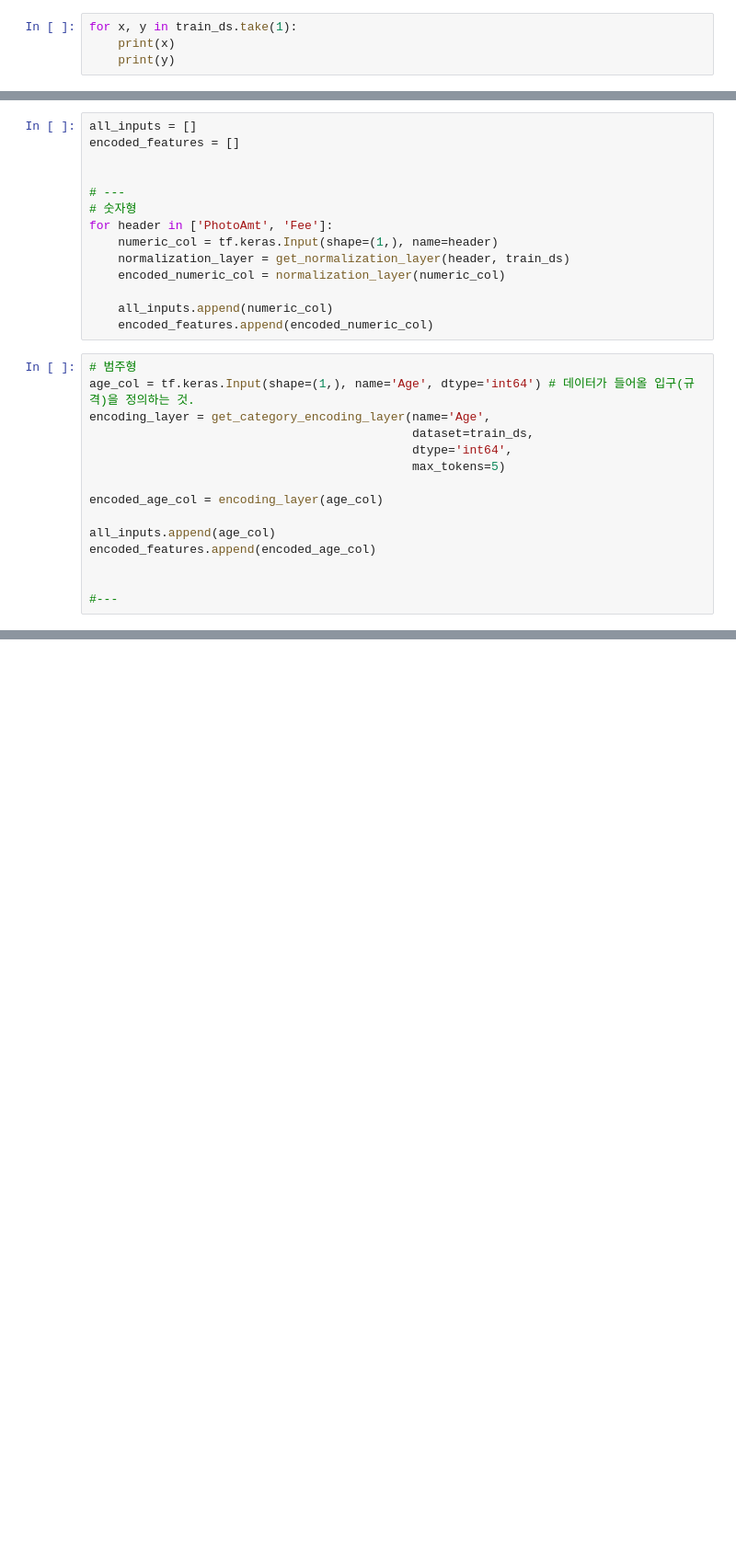
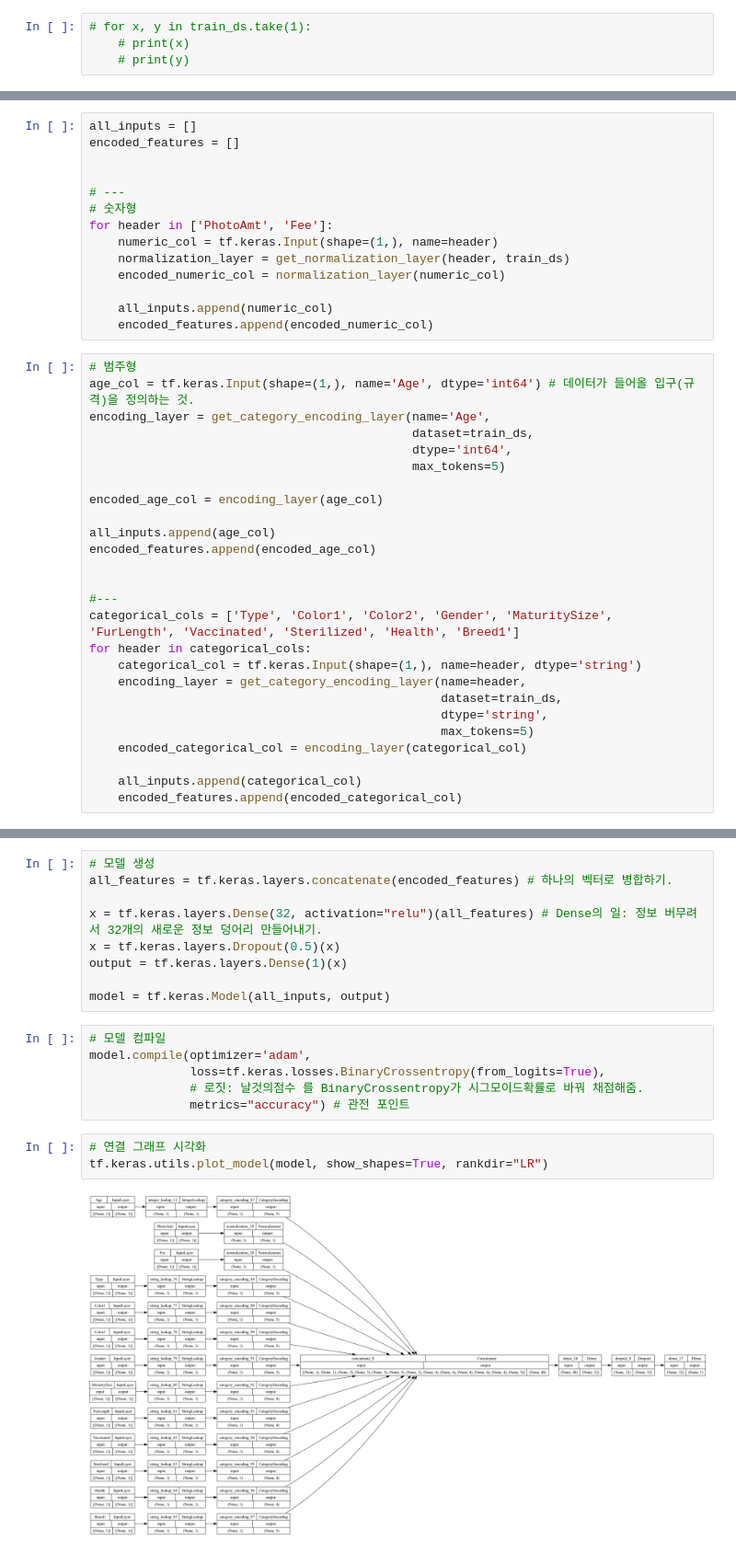
Before and after one commit to silverstar0720/Tensorflow-study, a Jupyter notebook: keras1/keras-review.ipynb, the cells around one changed output, grey strips where cells are left out. Shown at 92% size. Drawn from its saved outputs; the diff is of its cells as text; blank space fills up the shorter version.

```diff
--- a/keras1/keras-review.ipynb
+++ b/keras1/keras-review.ipynb
@@ -94,4 +88,4 @@ tf.Tensor([1 1 0 1 1], shape=(5,), dtype=int64)
 # %%
-for x, y in train_ds.take(1):
-    print(x)
-    print(y)
+# for x, y in train_ds.take(1):
+    # print(x)
+    # print(y)
@@ -236,3 +191,14 @@ encoded_features.append(encoded_age_col)
 
 
 #---
+categorical_cols = ['Type', 'Color1', 'Color2', 'Gender', 'MaturitySize', 'FurLength', 'Vaccinated', 'Sterilized', 'Health', 'Breed1']
+for header in categorical_cols:
+    categorical_col = tf.keras.Input(shape=(1,), name=header, dtype='string')
+    encoding_layer = get_category_encoding_layer(name=header,
+                                                 dataset=train_ds,
+                                                 dtype='string',
+                                                 max_tokens=5)
+    encoded_categorical_col = encoding_layer(categorical_col)
+
+    all_inputs.append(categorical_col)
+    encoded_features.append(encoded_categorical_col)
@@ -242,0 +207,20 @@ encoded_features.append(encoded_age_col)
+# %%
+# 모델 생성
+all_features = tf.keras.layers.concatenate(encoded_features) # 하나의 벡터로 병합하기.
+
+x = tf.keras.layers.Dense(32, activation="relu")(all_features) # Dense의 일: 정보 버무려서 32개의 새로운 정보 덩어리 만들어내기.
+x = tf.keras.layers.Dropout(0.5)(x)
+output = tf.keras.layers.Dense(1)(x)
+
+model = tf.keras.Model(all_inputs, output)
+# %%
+# 모델 컴파일
+model.compile(optimizer='adam',
+              loss=tf.keras.losses.BinaryCrossentropy(from_logits=True),
+              # 로짓: 날것의점수 를 BinaryCrossentropy가 시그모이드확률로 바꿔 채점해줌.
+              metrics="accuracy") # 관전 포인트
+# %%
+# 연결 그래프 시각화
+tf.keras.utils.plot_model(model, show_shapes=True, rankdir="LR")
+# %% [output]
+[figure, added]
```
Also changed, not shown: parts of 17 cells of this notebook.
